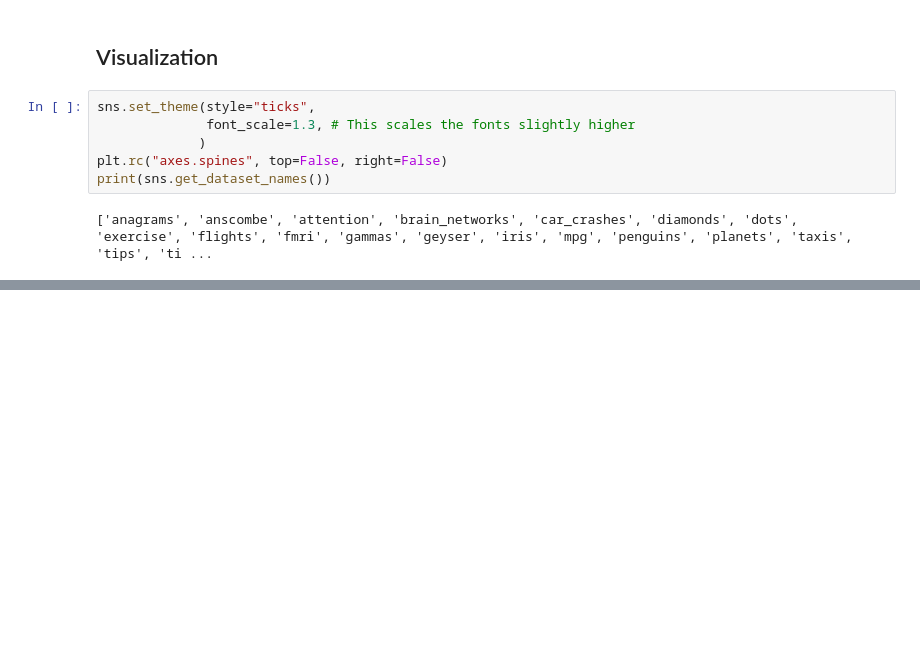
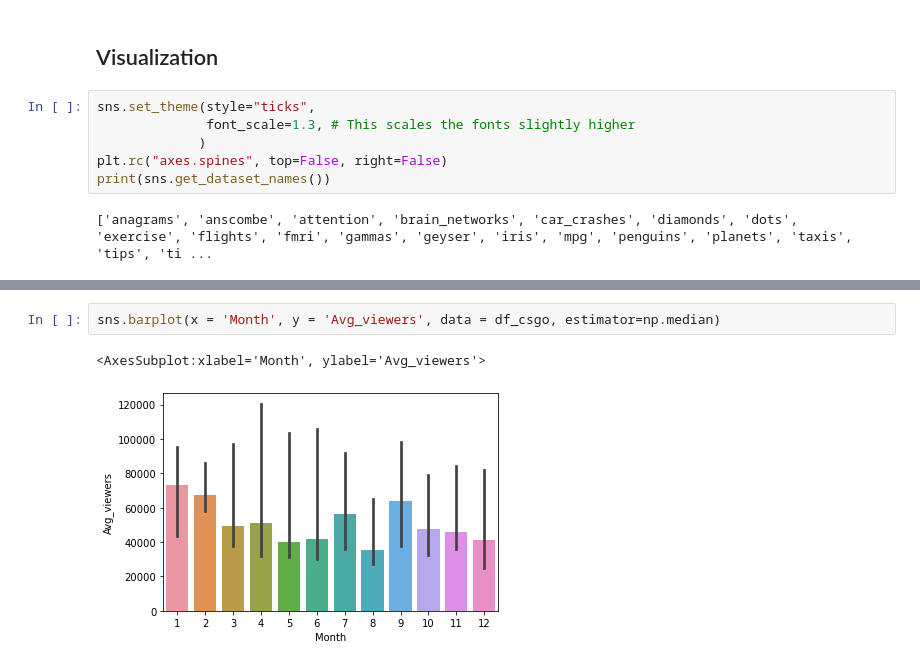
Before and after one commit to data301-2021-winter1/project-group01-project, a Jupyter notebook: notebooks/analysis3.ipynb, the cells around one changed output, grey strips where cells are left out. Drawn from its saved outputs; the diff is of its cells as text; blank space fills up the shorter version.

```diff
--- a/notebooks/analysis3.ipynb
+++ b/notebooks/analysis3.ipynb
@@ -353,0 +354,5 @@ sns.barplot(x = 'Month', y = 'Avg_players', data = df_csgo, estimator=np.median)
+# %%
+sns.barplot(x = 'Month', y = 'Avg_viewers', data = df_csgo, estimator=np.median)
+# %% [output]
+<AxesSubplot:xlabel='Month', ylabel='Avg_viewers'>
+[figure, added]
```
Also changed, not shown: parts of 1 cell of this notebook, 1 other file.
